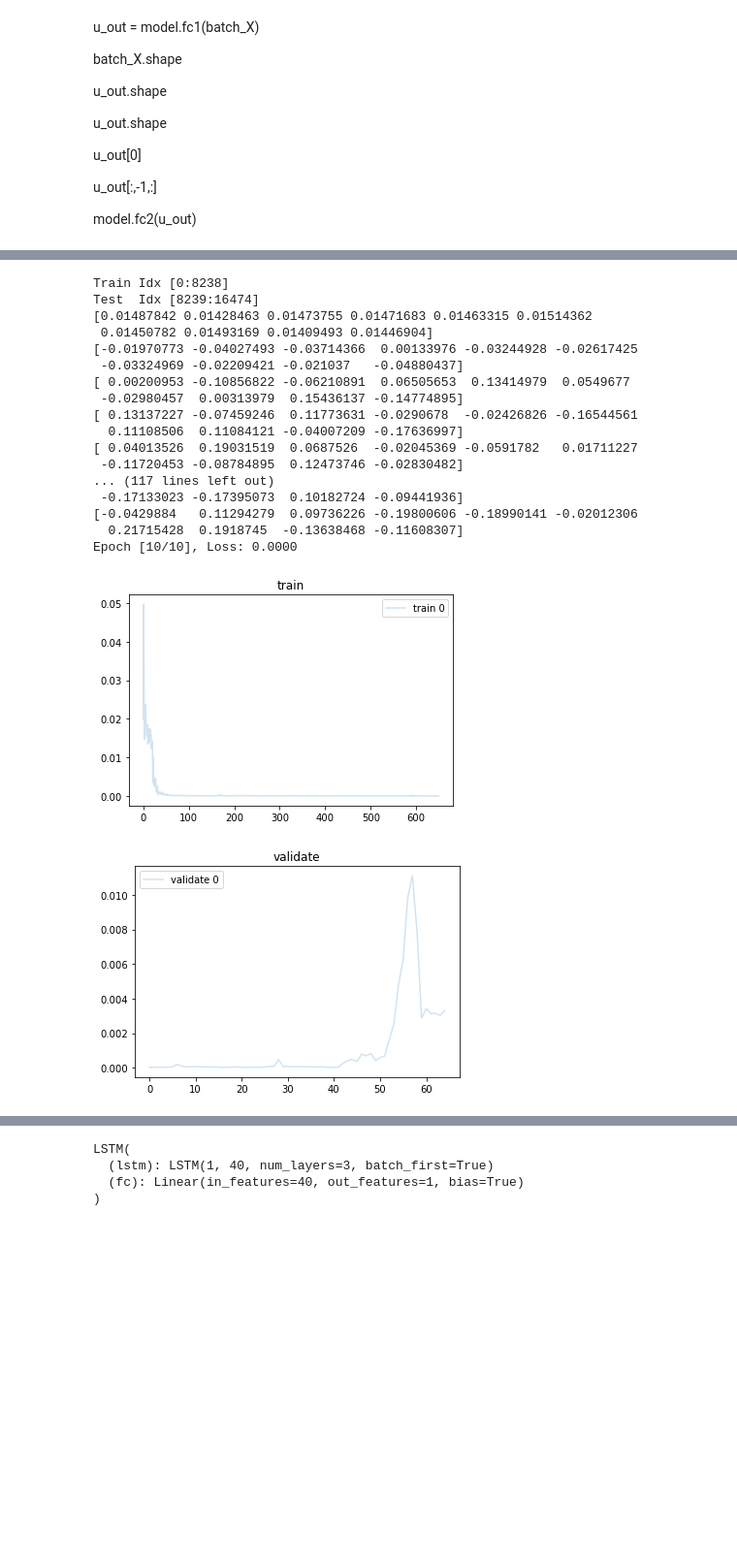
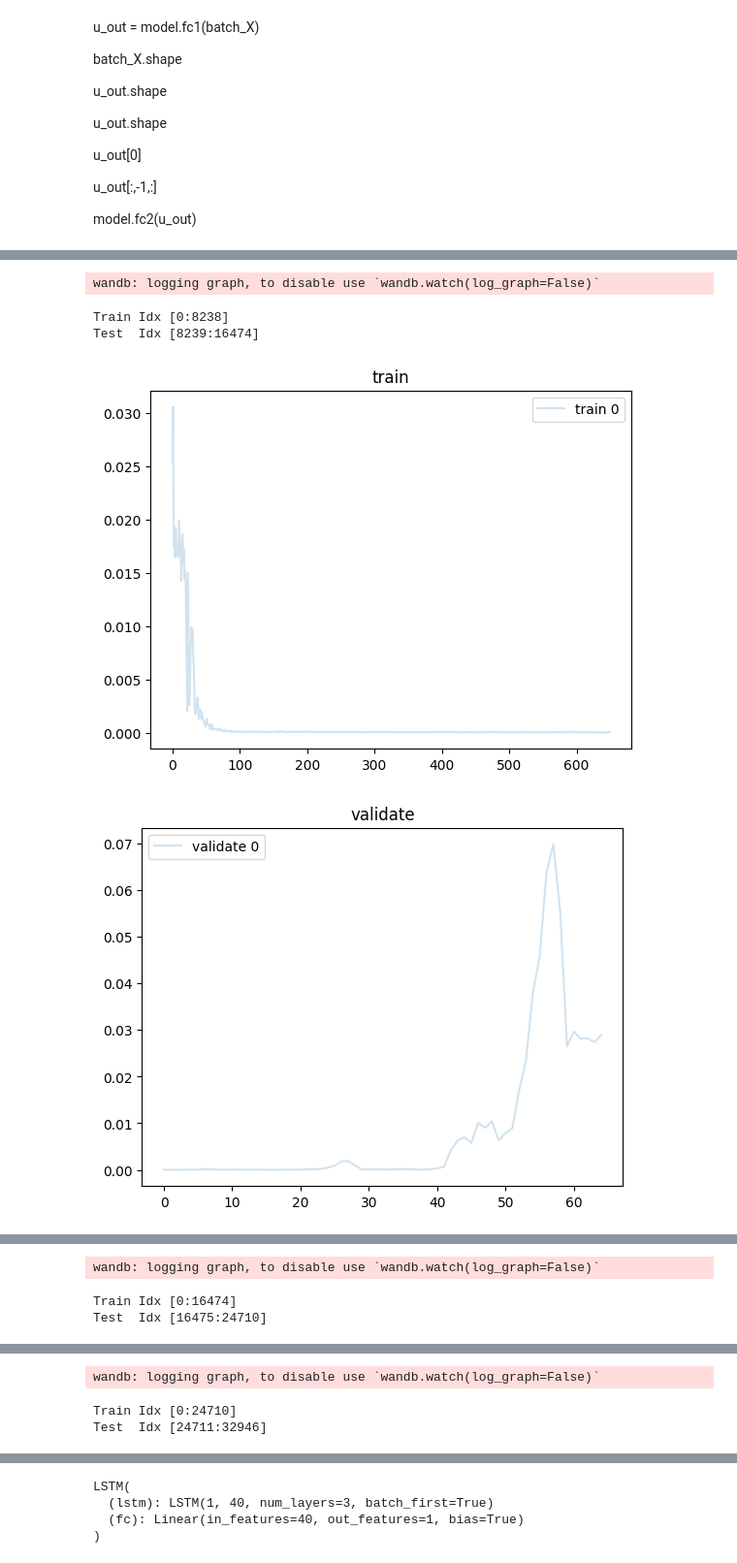
Before and after one commit to shmalex/test_fisher_eda, a Jupyter notebook: jn/04_trading_lstm_chatgpt.ipynb, the cells around one changed output, grey strips where cells are left out. Shown at 97% size. Drawn from its saved outputs; the diff is of its cells as text; code cells hidden in the pictures; blank space fills up the shorter version.

```diff
--- a/jn/04_trading_lstm_chatgpt.ipynb
+++ b/jn/04_trading_lstm_chatgpt.ipynb
@@ -0,0 +3,8 @@
+# %%
+from pytorch_lightning.loggers import WandbLogger
+from pytorch_lightning import Trainer, LightningModule
+from lightning.pytorch.callbacks import ModelCheckpoint
+
+wandb_logger = WandbLogger(log_model="all", project="traiding_lstm_01")
+
+trainer = Trainer(logger=wandb_logger)
@@ -39,9 +57,14 @@ torch.__version__
 # %%
 
 # Here we define our model as a class
-class LSTM(nn.Module):
+# class LSTM(nn.Module):
+
+class LSTM(LightningModule):
     def __init__(self, input_dim, hidden_dim, num_layers, output_dim):
         super(LSTM, self).__init__()
+        self.save_hyperparameters()
+
+
         # Hidden dimensions
         self.hidden_dim = hidden_dim
 
@@ -148,6 +171,17 @@ print('X_train.shape = ',X_train.shape)
 print('y_train.shape = ',y_train.shape)
 print('X_test.shape = ',X_test.shape)
 print('y_test.shape = ',y_test.shape)
+
+
+# add one parameter
+wandb_logger.experiment.config["data_shape"] = X.shape
+
+# add multiple parameters
+wandb_logger.experiment.config.update({
+                                        "X_train":X_train.shape,
+                                        "y_train":y_train.shape,
+                                        "X_test":X_test.shape,
+                                        "y_test":y_test.shape})
 # %% [output]
 X_train.shape =  torch.Size([49419, 59, 1])
 y_train.shape =  torch.Size([49419, 1])
@@ -309,13 +346,14 @@ losses = []
 losses_after = []
 # Training loop
 i = 0
-
+step = 0
 # N split cross validation
 for idx, (train_index, test_index) in enumerate(tqdm.tqdm_notebook(tscv.split(X_train))):
     model = LSTM(input_dim=input_size,
              hidden_dim=hidden_size,
              output_dim=output_size,
              num_layers=num_layers).to(device)
+    wandb_logger.watch(model)
     #     model = LSTM(input_size=input_size,
     #                  hidden_size=hidden_size,
     #                  num_layers=num_layers,
@@ -340,23 +378,25 @@ for idx, (train_index, test_index) in enumerate(tqdm.tqdm_notebook(tscv.split(X_
 
     for epoch in tqdm.tqdm_notebook(range(num_epochs), leave=False):
         for fold_batch_X, fold_batch_y in fold_train_loader:
+            step+=1
             i+=1
             fold_batch_X, fold_batch_y = fold_batch_X.to(device), fold_batch_y.to(device)
 
             # Backward and optimize
             # Forward pass
             fold_batch_X_pred = model(fold_batch_X)
-            if i%10==0:
-                print(fold_batch_X_pred.reshape(-1).cpu().detach().numpy()[:10])
+#             if i%10==0:
+#                 print(fold_batch_X_pred.reshape(-1).cpu().detach().numpy()[:10])
             loss = criterion(fold_batch_X_pred, fold_batch_y)
             losses.append([loss.item(), 0, idx])
+            wandb_logger.log("trainer/train_loss",loss.item())#, {"trainer/global_step": step})
 
             optimizer.zero_grad()
             loss.backward()
             optimizer.step()
 
-        if (epoch+1) % 50 == 0:
-            print(f'Epoch [{epoch+1}/{num_epochs}], Loss: {loss.item():.4f}')
+#         if (epoch+1) % 50 == 0:
+#             print(f'Epoch [{epoch+1}/{num_epochs}], Loss: {loss.item():.4f}')
 
     model.eval()
     with torch.no_grad():
@@ -364,49 +404,41 @@ for idx, (train_index, test_index) in enumerate(tqdm.tqdm_notebook(tscv.split(X_
         fold_val_test_loader = torch.utils.data.DataLoader(dataset=fold_val_test_data,
                                                   batch_size=batch_size,
                                                   shuffle=False)
 
         predictions = []
         for fold_val_batch_X, fold_val_batch_y in fold_val_test_loader:
+            step+=1
             fold_val_batch_X, fold_val_batch_y = fold_val_batch_X.to(device), fold_val_batch_y.to(device)
             fold_val_batch_X_pred = model(fold_val_batch_X)
             # predictions.extend(outputs.cpu().numpy())
             loss = criterion(fold_val_batch_X_pred, fold_val_batch_y)
 #             print(loss.item())
             losses.append([loss.item(), 1, idx])
+            wandb_logger.log("trainer/val_loss",loss.item())#, {"trainer/global_step": step})
+
+#             checkpoint_callback = ModelCheckpoint(monitor="val_accuracy", mode="max")
+
 
 #     model.train()
 
     for iidx in range(idx+1):
         plt.plot(list(map(lambda x: x[0],filter(lambda x: (x[2]==iidx) &(x[1]==0), losses) )),
                  label=f'train {iidx}', alpha=0.2)
     plt.legend()
     plt.title(f'train')
+    # plt.savefig(f'./train_{idx}.jpg')
     plt.show()
 
     for iidx in range(idx+1):
         plt.plot(list(map(lambda x: x[0],filter(lambda x: (x[2]==iidx) &(x[1]==1), losses) )),
                     label=f'validate {iidx}', alpha=0.2)
     plt.legend()
     plt.title(f'validate')
     plt.show()
 #     break
 # %% [output]
-Train Idx [0:8238]
-Test  Idx [8239:16474]
-[0.01487842 0.01428463 0.01473755 0.01471683 0.01463315 0.01514362
- 0.01450782 0.01493169 0.01409493 0.01446904]
-[-0.01970773 -0.04027493 -0.03714366  0.00133976 -0.03244928 -0.02617425
- -0.03324969 -0.02209421 -0.021037   -0.04880437]
-[ 0.00200953 -0.10856822 -0.06210891  0.06505653  0.13414979  0.0549677
- -0.02980457  0.00313979  0.15436137 -0.14774895]
-[ 0.13137227 -0.07459246  0.11773631 -0.0290678  -0.02426826 -0.16544561
-  0.11108506  0.11084121 -0.04007209 -0.17636997]
-[ 0.04013526  0.19031519  0.0687526  -0.02045369 -0.0591782   0.01711227
- -0.11720453 -0.08784895  0.12473746 -0.02830482]
-... (117 lines left out)
- -0.17133023 -0.17395073  0.10182724 -0.09441936]
-[-0.0429884   0.11294279  0.09736226 -0.19800606 -0.18990141 -0.02012306
-  0.21715428  0.1918745  -0.13638468 -0.11608307]
-Epoch [10/10], Loss: 0.0000
+wandb: logging graph, to disable use `wandb.watch(log_graph=False)`
+Train Idx [0:8238]
+Test  Idx [8239:16474]
-[figure, old version]
+[figure, new version]
-[figure, old version]
+[figure, new version]
@@ -429,0 +445,3 @@ Epoch [10/10], Loss: 0.0000
+wandb: logging graph, to disable use `wandb.watch(log_graph=False)`
+Train Idx [0:16474]
+Test  Idx [16475:24710]
@@ -448,0 +450,3 @@ Epoch [10/10], Loss: 0.0001
+wandb: logging graph, to disable use `wandb.watch(log_graph=False)`
+Train Idx [0:24710]
+Test  Idx [24711:32946]
```
Also changed, not shown: parts of 14 cells of this notebook, 9 other files.
